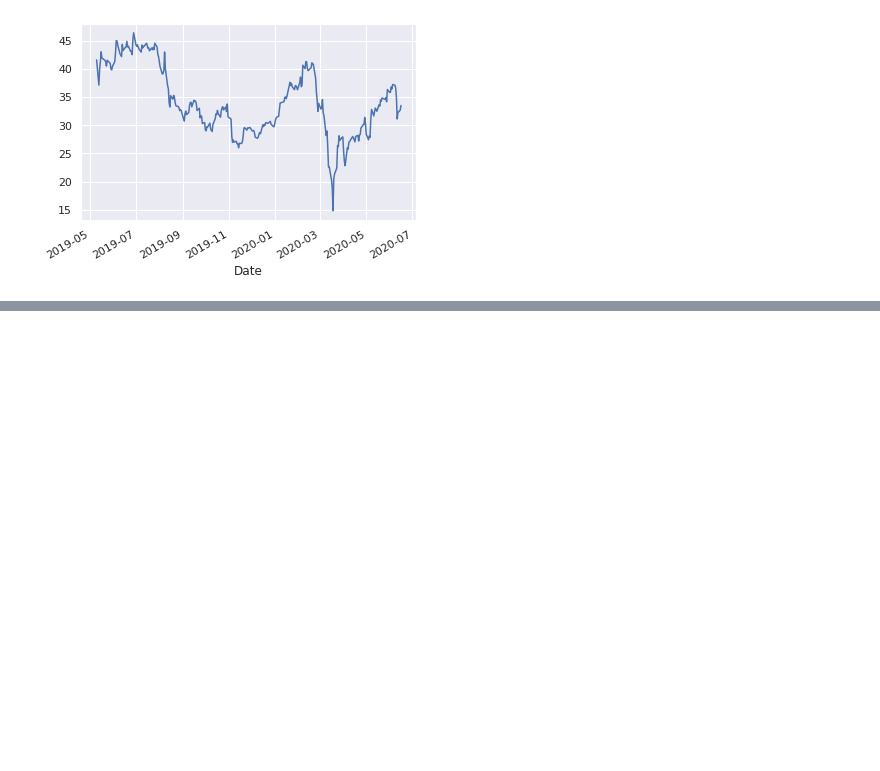
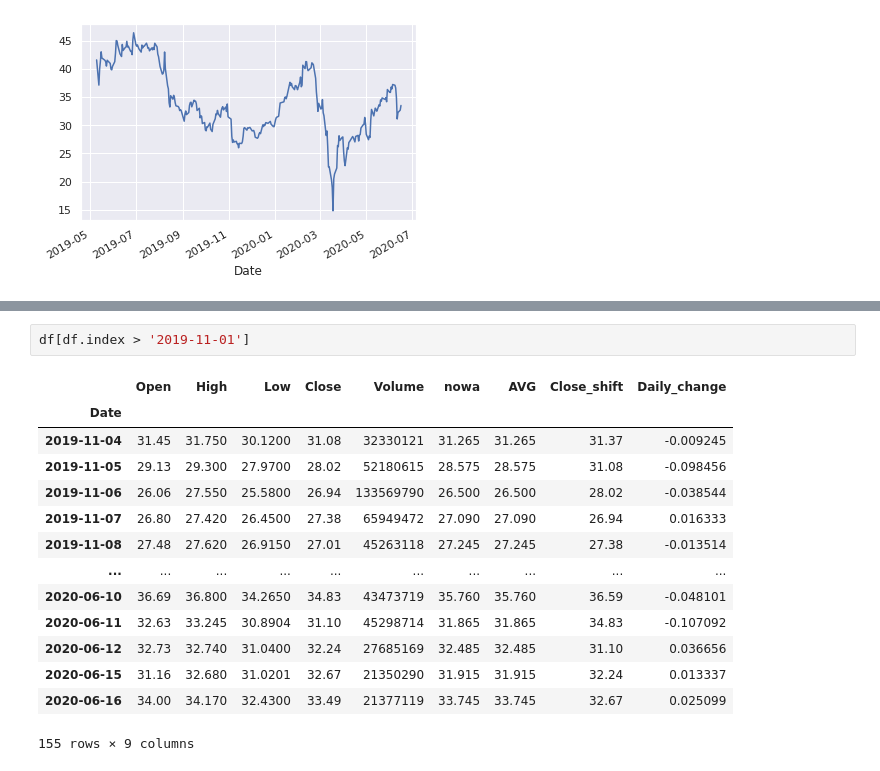
Before and after one commit to JanDziewulski/MachineLearningProjects, a Jupyter notebook: Dane_giełdowe.ipynb, the cells around one changed output, grey strips where cells are left out. Drawn from its saved outputs; the diff is of its cells as text; blank space fills up the shorter version.

```diff
--- a/Dane_giełdowe.ipynb
+++ b/Dane_giełdowe.ipynb
@@ -265,0 +301,17 @@ df.Close.plot()
+# %%
+df[df.index > '2019-11-01']
+# %% [output]
+|  | Open | High | Low | Close | Volume | nowa | AVG | Close_shift | Daily_change |
+| Date |  |  |  |  |  |  |  |  |  |
+| 2019-11-04 | 31.45 | 31.750 | 30.1200 | 31.08 | 32330121 | 31.265 | 31.265 | 31.37 | -0.009245 |
+| 2019-11-05 | 29.13 | 29.300 | 27.9700 | 28.02 | 52180615 | 28.575 | 28.575 | 31.08 | -0.098456 |
+| 2019-11-06 | 26.06 | 27.550 | 25.5800 | 26.94 | 133569790 | 26.500 | 26.500 | 28.02 | -0.038544 |
+| 2019-11-07 | 26.80 | 27.420 | 26.4500 | 27.38 | 65949472 | 27.090 | 27.090 | 26.94 | 0.016333 |
+| 2019-11-08 | 27.48 | 27.620 | 26.9150 | 27.01 | 45263118 | 27.245 | 27.245 | 27.38 | -0.013514 |
+| ... | ... | ... | ... | ... | ... | ... | ... | ... | ... |
+| 2020-06-10 | 36.69 | 36.800 | 34.2650 | 34.83 | 43473719 | 35.760 | 35.760 | 36.59 | -0.048101 |
+| 2020-06-11 | 32.63 | 33.245 | 30.8904 | 31.10 | 45298714 | 31.865 | 31.865 | 34.83 | -0.107092 |
+| 2020-06-12 | 32.73 | 32.740 | 31.0400 | 32.24 | 27685169 | 32.485 | 32.485 | 31.10 | 0.036656 |
+| 2020-06-15 | 31.16 | 32.680 | 31.0201 | 32.67 | 21350290 | 31.915 | 31.915 | 32.24 | 0.013337 |
+| 2020-06-16 | 34.00 | 34.170 | 32.4300 | 33.49 | 21377119 | 33.745 | 33.745 | 32.67 | 0.025099 |
+155 rows × 9 columns
```
Also changed, not shown: parts of 7 cells of this notebook.
